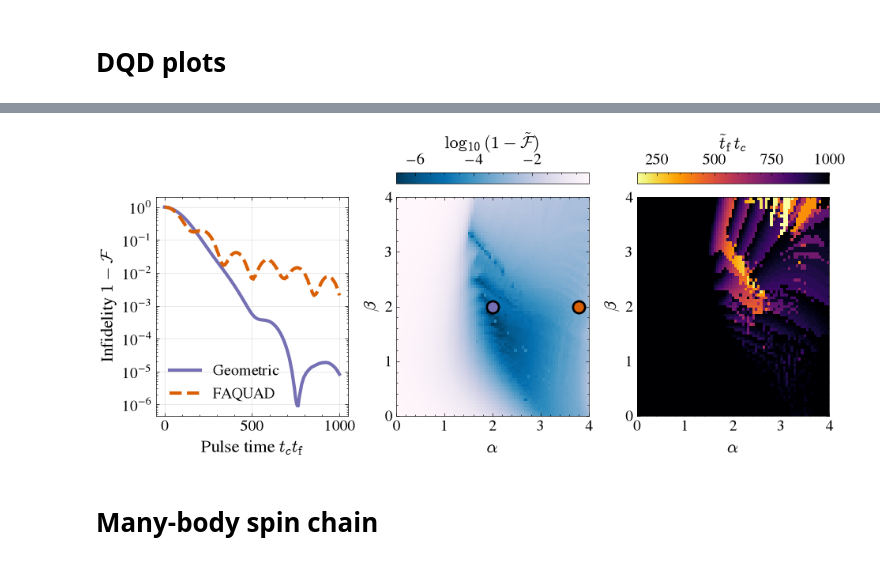
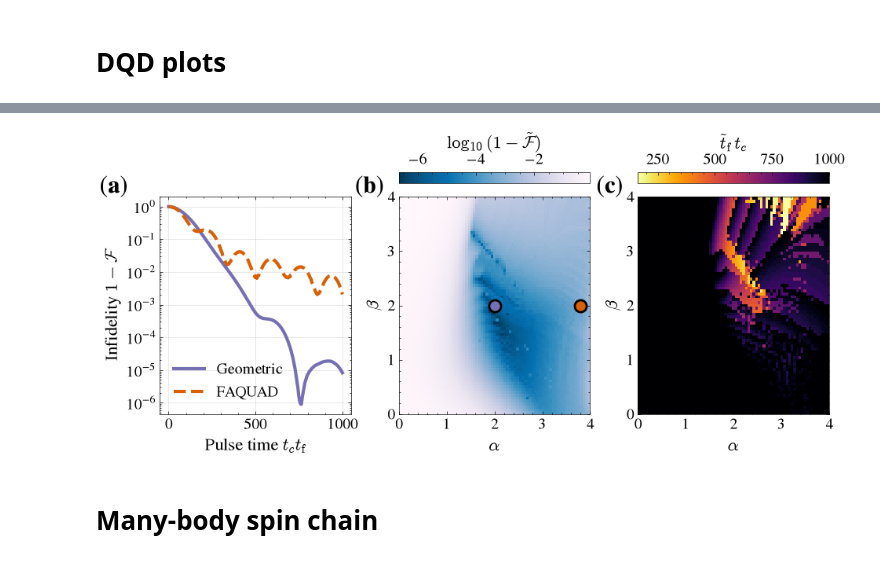
Before and after one commit to geodesiq-control/geodesiq-control, a Jupyter notebook: dev/manuscript_figures.ipynb, the cells around one changed output, grey strips where cells are left out. Cells and saved outputs as stored; diff of their text form; code cells hidden in the pictures.

```diff
--- a/dev/manuscript_figures.ipynb
+++ b/dev/manuscript_figures.ipynb
@@ -130,28 +130,19 @@ ax_b.set_ylabel("Pulse amplitude", fontsize=fontsize_label)
 ax_b.legend(frameon=False, fontsize=fontsize_label)
 
 # ─────────────────────────────────────────────────────────────────────────────
-# (c)  Fidelity (left) + Infidelity log-scale (right)
+# (c)  Infidelity log-scale
 # ─────────────────────────────────────────────────────────────────────────────
-ax_c_r = ax_c.twinx()
 
-# Left axis — fidelity
-ax_c.plot(durations, fidelity_linear, color=C_LINEAR, lw=linewidth, ls="dotted")
-ax_c.plot(durations, fidelities_geometric, color=C_GEOMETRIC, lw=linewidth)
-ax_c.set_ylim(0, 1.05)
-ax_c.set_xlabel("Total duration", fontsize=fontsize_label)
-ax_c.set_ylabel("State transfer fidelity", fontsize=fontsize_label)
-
-# Right axis — infidelity (log)
+# infidelity (log)
 infidelity_linear = 1 - fidelity_linear
 infidelity_geometric = 1 - fidelities_geometric
 
-ax_c_r.semilogy(durations, infidelity_linear, color=C_LINEAR, lw=linewidth - 1, alpha=0.6, ls="dotted")
-ax_c_r.semilogy(durations, infidelity_geometric, color=C_GEOMETRIC, lw=linewidth - 1, alpha=0.6)
-ax_c_r.set_ylabel("State transfer in-fidelity", color="gray", fontsize=fontsize_label)
-ax_c_r.tick_params(axis="y", colors="gray")
-ax_c_r.yaxis.set_minor_locator(ticker.LogLocator(subs="all"))
+ax_c.semilogy(durations, infidelity_linear, color=C_LINEAR, lw=linewidth - 1, alpha=0.6, ls="dotted")
+ax_c.semilogy(durations, infidelity_geometric, color=C_GEOMETRIC, lw=linewidth - 1, alpha=0.6)
+ax_c.set_ylabel("State transfer in-fidelity", fontsize=fontsize_label)
+ax_c.yaxis.set_minor_locator(ticker.LogLocator(subs="all"))
 
-for ax in [ax_a, ax_b, ax_c, ax_c_r]:
+for ax in [ax_a, ax_b, ax_c]:
     ax.tick_params(labelsize=14)
     ax.grid(alpha=0.4)
 
@@ -245,9 +236,11 @@ ax.plot(
 ax.set_yscale("log")
 ax.set_ylabel(r"Infidelity $1-\mathcal{F}$", fontsize=fontsize_label + 3)
 ax.set_xlabel(r"Pulse time $x t_\text{f}$", fontsize=fontsize_label + 3)
-ax.legend(fontsize=fontsize_label)
+ax.legend(fontsize=fontsize_label, loc="upper right")
 ax.grid(alpha=0.6)
 ax.tick_params(labelsize=16)
+ax.set_xlim(0, max(durations))
+ax.set_ylim(None, 4)
 
 plt.show()
 fig.savefig("figures/landau_zener.pdf")
@@ -413,7 +410,7 @@ fontsize_label = 16
 
 fontsizes = 14
 cmap_coloring_fid = "PuBu_r"
-extent = [min(alphas), max(alphas), min(betas), max(betas)]
+extent = [np.min(alphas), np.max(alphas), np.min(betas), np.max(betas)]
 
 fig = plt.figure(figsize=(11, 4))
 gs = fig.add_gridspec(2, 3, height_ratios=[0.05, 1], hspace=0.12, wspace=0.25)
@@ -447,45 +444,47 @@ axs[0].legend(fontsize=14)
 infidelity_opt = np.log10(1 - optimal_fidelities.T)
 
 im1 = axs[1].imshow(
-    infidelity_opt, origin="lower", aspect="auto", interpolation="none",
-    extent=extent, cmap=cmap_coloring_fid
+    infidelity_opt, origin="lower", aspect="auto", interpolation="none", extent=extent, cmap=cmap_coloring_fid
 )
 
 axs[1].set_xlabel(r"$\alpha$", fontsize=fontsize_label)
 axs[1].set_ylabel(r"$\beta$", fontsize=fontsize_label)
 axs[1].tick_params(labelsize=fontsizes)
 
 axs[1].scatter(2, 2, s=120, label="Geometric", edgecolor="black", linewidths=2, color=C_GEOMETRIC)
 axs[1].scatter(3.8, 2, s=120, label="FAQUAD", edgecolor="black", linewidths=2, color=C_SPECTRUM)
 
 cbar1 = fig.colorbar(im1, cax=cax1, orientation="horizontal")
 cbar1.set_label(r"$\log_{10}(1 - \tilde{\mathcal{F}})$", size=fontsize_label)
 cbar1.ax.tick_params(labelsize=fontsizes)
 cbar1.ax.xaxis.set_ticks_position("top")
 cbar1.ax.xaxis.set_label_position("top")
 
 # ===== Panel (c) =====
-im2 = axs[2].imshow(
-    best_times.T, origin="lower", aspect="auto", interpolation="none",
-    extent=extent, cmap="inferno_r"
-)
+im2 = axs[2].imshow(best_times.T, origin="lower", aspect="auto", interpolation="none", extent=extent, cmap="inferno_r")
 
 axs[2].set_xlabel(r"$\alpha$", fontsize=fontsize_label)
 axs[2].set_ylabel(r"$\beta$", fontsize=fontsize_label)
 axs[2].tick_params(labelsize=fontsizes)
 
 cbar2 = fig.colorbar(im2, cax=cax2, orientation="horizontal")
 cbar2.set_label(r"$\tilde{t}_\text{f}\,t_c$", size=fontsize_label)
 cbar2.ax.tick_params(labelsize=fontsizes)
 cbar2.ax.xaxis.set_ticks_position("top")
 cbar2.ax.xaxis.set_label_position("top")
 
+x_s = [-0.17, -0.08, -0.08]
+for i, ax in enumerate(axs):
+    ax.text(
+        x_s[i], 1.1, f"({chr(97 + i)})", transform=ax.transAxes, fontsize=22, fontweight="bold", va="top", ha="right"
+    )
+
 plt.tight_layout()
 plt.show()
 
 fig.savefig("figures/dqd.pdf")
 # %% [output]
-[figure, old version]
+[figure, new version]
 # %% [markdown]
 # Many-body spin chain
 # %%
```
Also changed, not shown: parts of 7 cells of this notebook, 5 other files.
